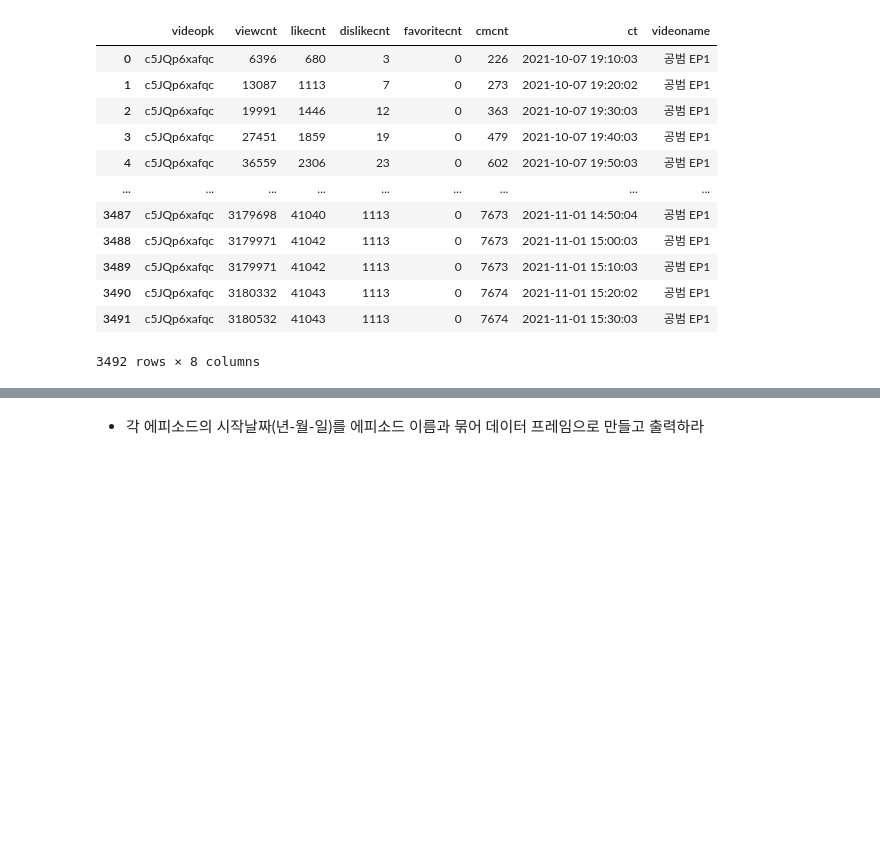
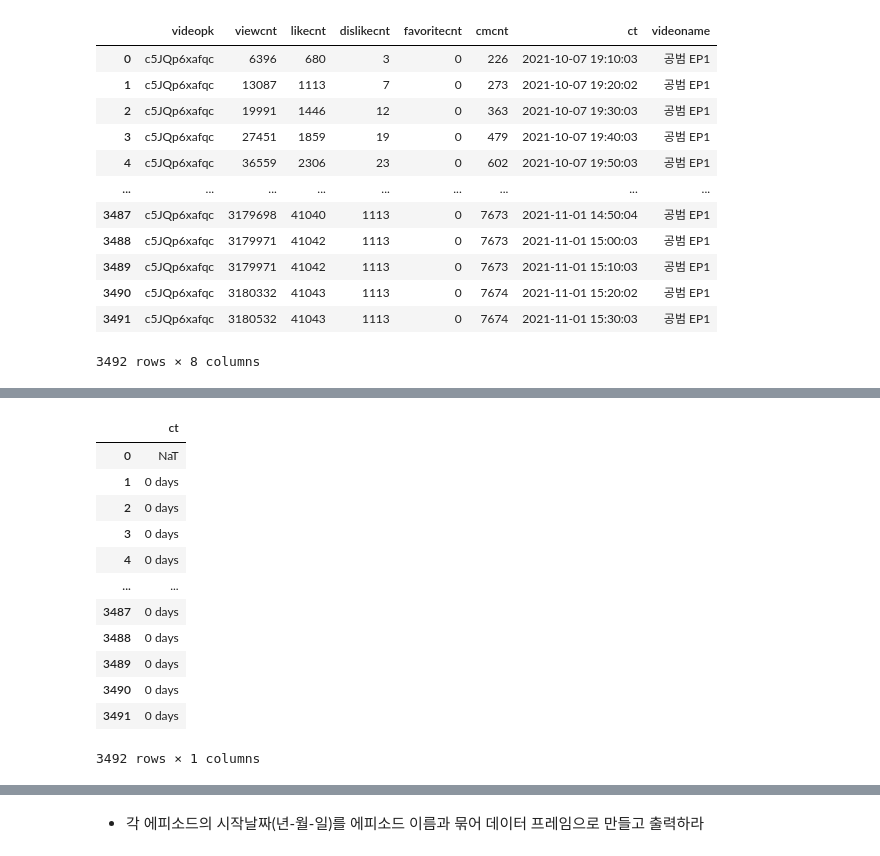
Before and after one commit to smjune/ipynb, a Jupyter notebook: datamanin/work1_2.ipynb, the cells around one changed output, grey strips where cells are left out. Cells and saved outputs as stored; diff of their text form; code cells hidden in the pictures; blank space fills up the shorter version.

```diff
--- a/datamanin/work1_2.ipynb
+++ b/datamanin/work1_2.ipynb
@@ -244,0 +270,18 @@ video2[video2['out']==1]
+# %%
+# 이건 같은 데이터에서 일부를 빼는 것과 같은 효과 이다.  1~10인 데이터 에서 2~11 까찌 뺀건와 같은거지... 인덱스가 같으니까.
+
+(video2[1:3493][['ct']] - video2[0:3492][['ct']])
+# %% [output]
+|  | ct |
+| 0 | NaT |
+| 1 | 0 days |
+| 2 | 0 days |
+| 3 | 0 days |
+| 4 | 0 days |
+| ... | ... |
+| 3487 | 0 days |
+| 3488 | 0 days |
+| 3489 | 0 days |
+| 3490 | 0 days |
+| 3491 | 0 days |
+3492 rows × 1 columns
```
Also changed, not shown: parts of 12 cells of this notebook, 3 other files.
